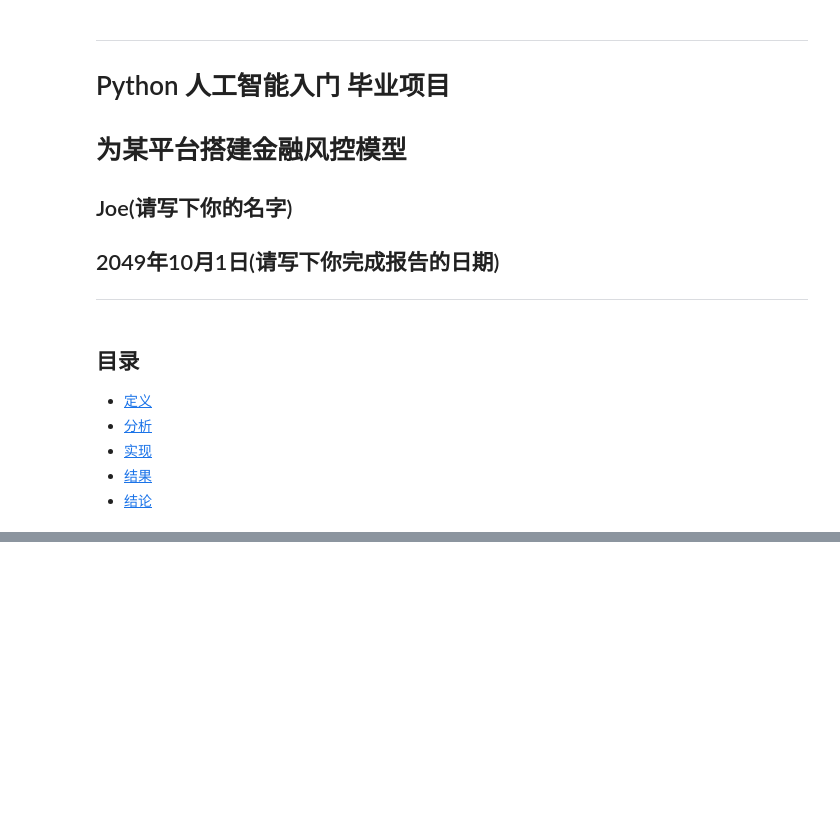
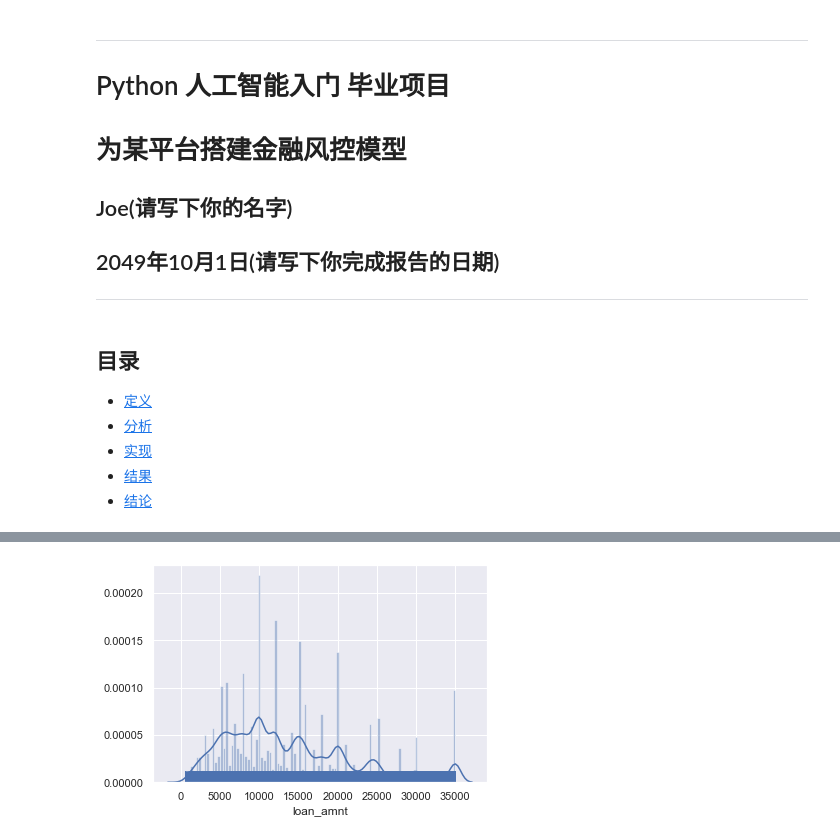
Before and after one commit to aijingsun6/lending-club-loan, a Jupyter notebook: lending-club-loan.ipynb, the cells around one changed output, grey strips where cells are left out. Saved outputs shown, nothing was run; the diff lists cells and outputs as text; code cells hidden in the pictures; blank space fills up the shorter version.

```diff
--- a/lending-club-loan.ipynb
+++ b/lending-club-loan.ipynb
@@ -53,0 +57,99 @@
+# %%
+%matplotlib inline
+import pandas as pd
+import seaborn as sns
+import matplotlib.pyplot as plt
+from scipy import stats
+import numpy as np
+
+# 源数据
+path = "./loan.csv"
+col_set = {'loan_amnt',
+           'term',
+           'installment',
+           'grade',
+           'emp_length',
+           'home_ownership',
+           'annual_inc',
+           'verification_status',
+           'loan_status',
+           'pymnt_plan',
+           'purpose',
+           'application_type'}
+
+# 我们关注的 status
+status_set = ['Fully Paid',
+              'Charged Off',
+              'Late (16-30 days)',
+              'Late (31-120 days)'
+              ]
+
+# 不含 nan 的雇佣年限
+emp_length_set = ['10+ years',
+                  '< 1 year',
+                  '1 year',
+                  '3 years',
+                  '8 years',
+                  '9 years',
+                  '4 years', '5 years', '6 years', '2 years', '7 years']
+
+
+def display_col_unique(df):
+    for col in col_set:
+        print(col, df[col].unique())
+
+# 计算置信区间
+def calc_col_conf_int(col, val):
+    mean, sigma = np.mean(col), np.std(col)
+    conf_int = stats.norm.interval(val, loc=mean, scale=sigma)
+    return conf_int
+
+# 做分布图
+def distplot(df):
+    sns.distplot(df["loan_amnt"], bins=100, rug=True)
+    plt.show()
+    sns.distplot(df["installment"], bins=100, rug=True)
+    plt.show()
+    sns.distplot(df["annual_inc"], bins=100, rug=True)
+    plt.show()
+
+
+df = pd.read_csv(path, low_memory=False, usecols=col_set)
+print("========== data columns unique info before filter")
+display_col_unique(df)
+print("shape before ", df.shape)
+# 对数据进行一次过滤
+df = df[df['loan_status'].isin(status_set)]
+df = df[df['emp_length'].isin(emp_length_set)]
+df = df[df['annual_inc'] > 0]
+print("========== data columns unique info after filter")
+display_col_unique(df)
+print("shape after ", df.shape)
+
+# 做出一些数值类型的分布图
+sns.set(color_codes=True)
+print("before filter conf int...")
+distplot(df)
+
+loan_amnt_min, loan_amnt_max = calc_col_conf_int(df["loan_amnt"], 0.5)
+print("loan_amnt conf int:", loan_amnt_min, loan_amnt_max)
+
+installment_min, installment_max = calc_col_conf_int(df["installment"], 0.68)
+print("installment conf int:", installment_min, installment_max)
+
+annual_inc_min, annual_inc_max = calc_col_conf_int(df["annual_inc"], 0.68)
+print("annual_inc conf int:", annual_inc_min, annual_inc_max)
+
+df = df[df['loan_amnt'] > loan_amnt_min]
+df = df[df['loan_amnt'] < loan_amnt_max]
+
+df = df[df['installment'] > installment_min]
+df = df[df['installment'] < installment_max]
+
+df = df[df['annual_inc'] > annual_inc_min]
+df = df[df['annual_inc'] < annual_inc_max]
+print("shape after calc conf int ", df.shape)
+distplot(df)
+# 将结果写到文件中
+df.to_csv("./loan_filter.csv")
+# %% [output]
@@ -53,0 +173 @@
+[figure, added]
```
Also changed, not shown: parts of 7 cells of this notebook, 4 other files.
